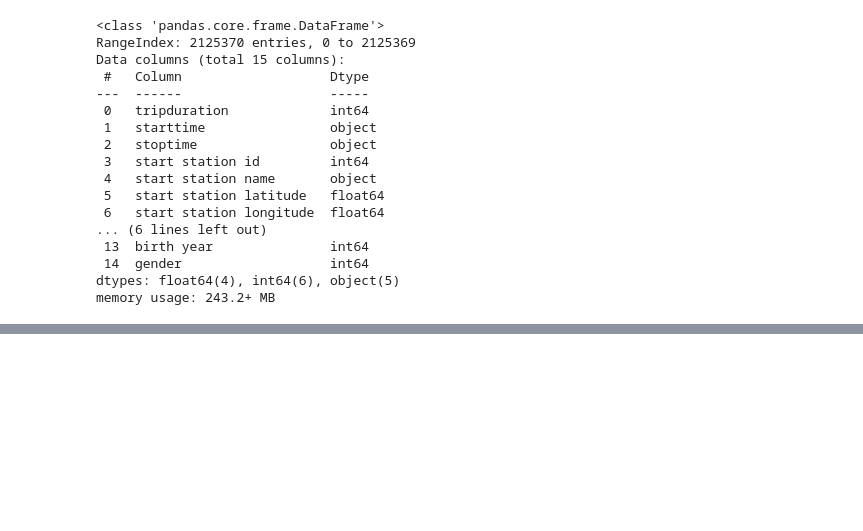
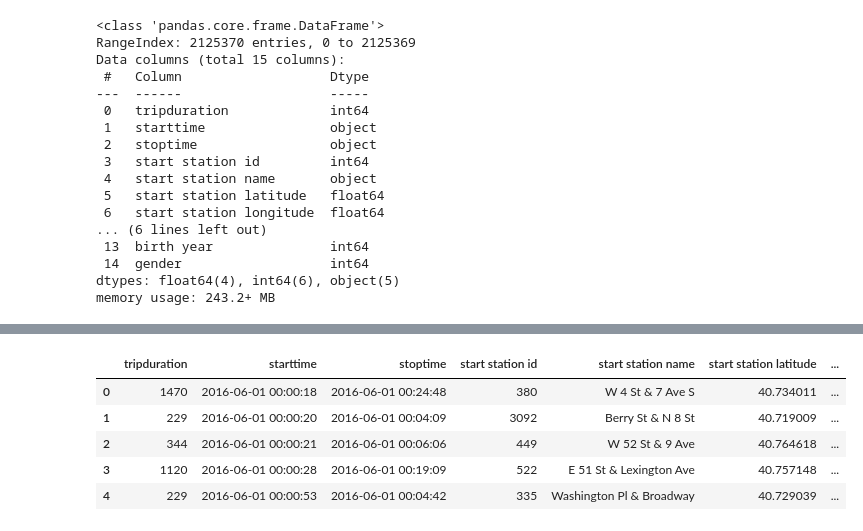
Before and after one commit to atnafb/CitiBike_Usage, a Jupyter notebook: citybike_data_extraction.ipynb, the cells around one changed output, grey strips where cells are left out. Saved outputs shown, nothing was run; the diff lists cells and outputs as text; code cells hidden in the pictures; blank space fills up the shorter version.

```diff
--- a/citybike_data_extraction.ipynb
+++ b/citybike_data_extraction.ipynb
@@ -412,0 +435,15 @@ june_merged_df_2019['gender'] = june_merged_df_2019['gender'].map({0: 'Unknown',
+# %%
+# changing the birth year column to age
+june_2016.columns = june_2016.columns.str.strip()
+target_year = 2016
+june_2016['Age'] = target_year - june_2016['birth year']
+
+june_2016 = june_2016.drop(columns=['birth year'])
+june_2016.head()
+# %% [output]
+|  | tripduration | starttime | stoptime | start station id | start station name | start station latitude | ... |
+| 0 | 1470 | 2016-06-01 00:00:18 | 2016-06-01 00:24:48 | 380 | W 4 St & 7 Ave S | 40.734011 | ... |
+| 1 | 229 | 2016-06-01 00:00:20 | 2016-06-01 00:04:09 | 3092 | Berry St & N 8 St | 40.719009 | ... |
+| 2 | 344 | 2016-06-01 00:00:21 | 2016-06-01 00:06:06 | 449 | W 52 St & 9 Ave | 40.764618 | ... |
+| 3 | 1120 | 2016-06-01 00:00:28 | 2016-06-01 00:19:09 | 522 | E 51 St & Lexington Ave | 40.757148 | ... |
+| 4 | 229 | 2016-06-01 00:00:53 | 2016-06-01 00:04:42 | 335 | Washington Pl & Broadway | 40.729039 | ... |
```
Also changed, not shown: parts of 6 cells of this notebook, 1 other file.
